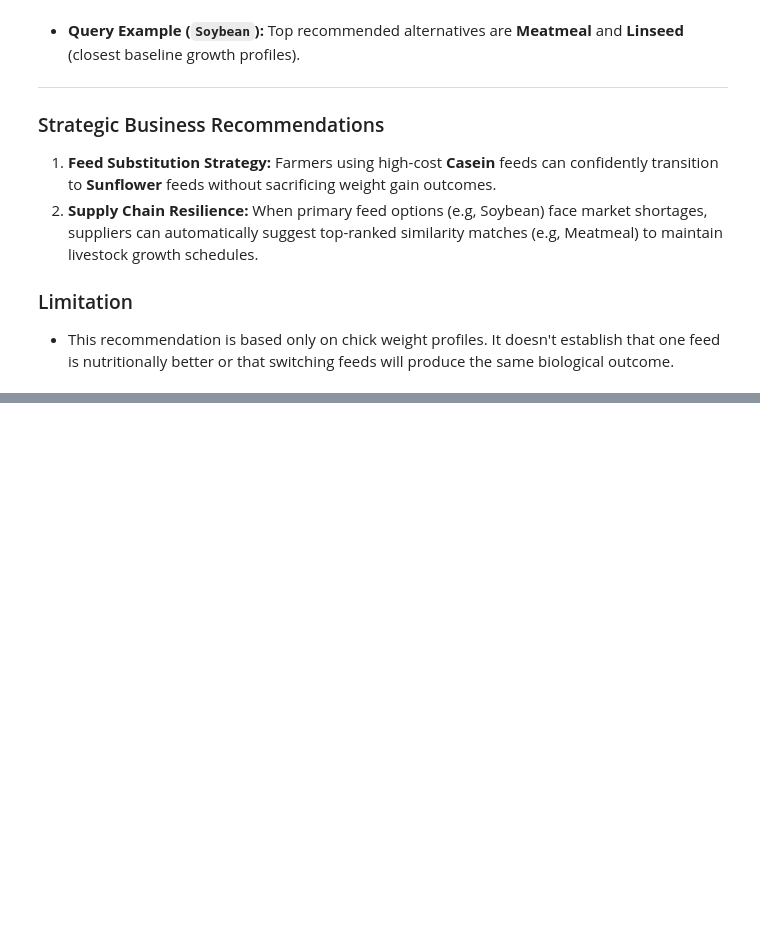
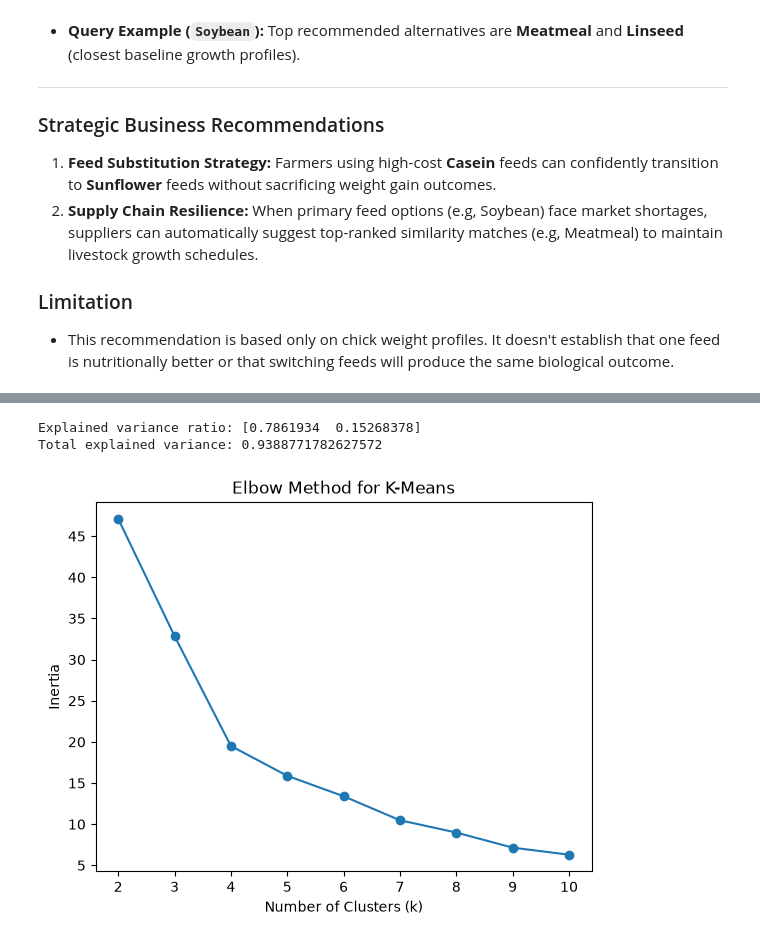
Before and after one commit to MichaelKamano/DataVine-Analysis, a Jupyter notebook: DataVine.ipynb, the cells around one changed output, grey strips where cells are left out. Cells and saved outputs as stored; diff of their text form; code cells hidden in the pictures; blank space fills up the shorter version.

```diff
--- a/DataVine.ipynb
+++ b/DataVine.ipynb
@@ -777,0 +845,7 @@ The recommendation function accepts a target feed type and retrieves ranked alte
+# %%
+# features and standardize
+X = arrests[['Murder', 'Assault', 'Rape']]
+# standardize
+scaler = StandardScaler()
+X_scaled = scaler.fit_transform(X)
+pd.DataFrame(X_scaled, columns=X.columns).describe()
@@ -777,0 +862,26 @@ The recommendation function accepts a target feed type and retrieves ranked alte
+# %%
+# pca
+pca = PCA(n_components=2)
+
+X_pca = pca.fit_transform(X_scaled)
+print("Explained variance ratio:", pca.explained_variance_ratio_)
+print("Total explained variance:", pca.explained_variance_ratio_.sum())
+# %% [output]
+Explained variance ratio: [0.7861934  0.15268378]
+Total explained variance: 0.9388771782627572
+# %%
+# inertia
+inertia = []
+
+for k in range(2, 11):
+    kmeans = KMeans(n_clusters=k, random_state=42, n_init=10)
+    kmeans.fit(X_pca)
+    inertia.append(kmeans.inertia_)
+# %%
+plt.plot(range(2, 11), inertia, marker='o')
+plt.xlabel('Number of Clusters (k)')
+plt.ylabel('Inertia')
+plt.title('Elbow Method for K-Means')
+plt.show()
+# %% [output]
+[figure, added]
```
Also changed, not shown: parts of 37 cells of this notebook.
